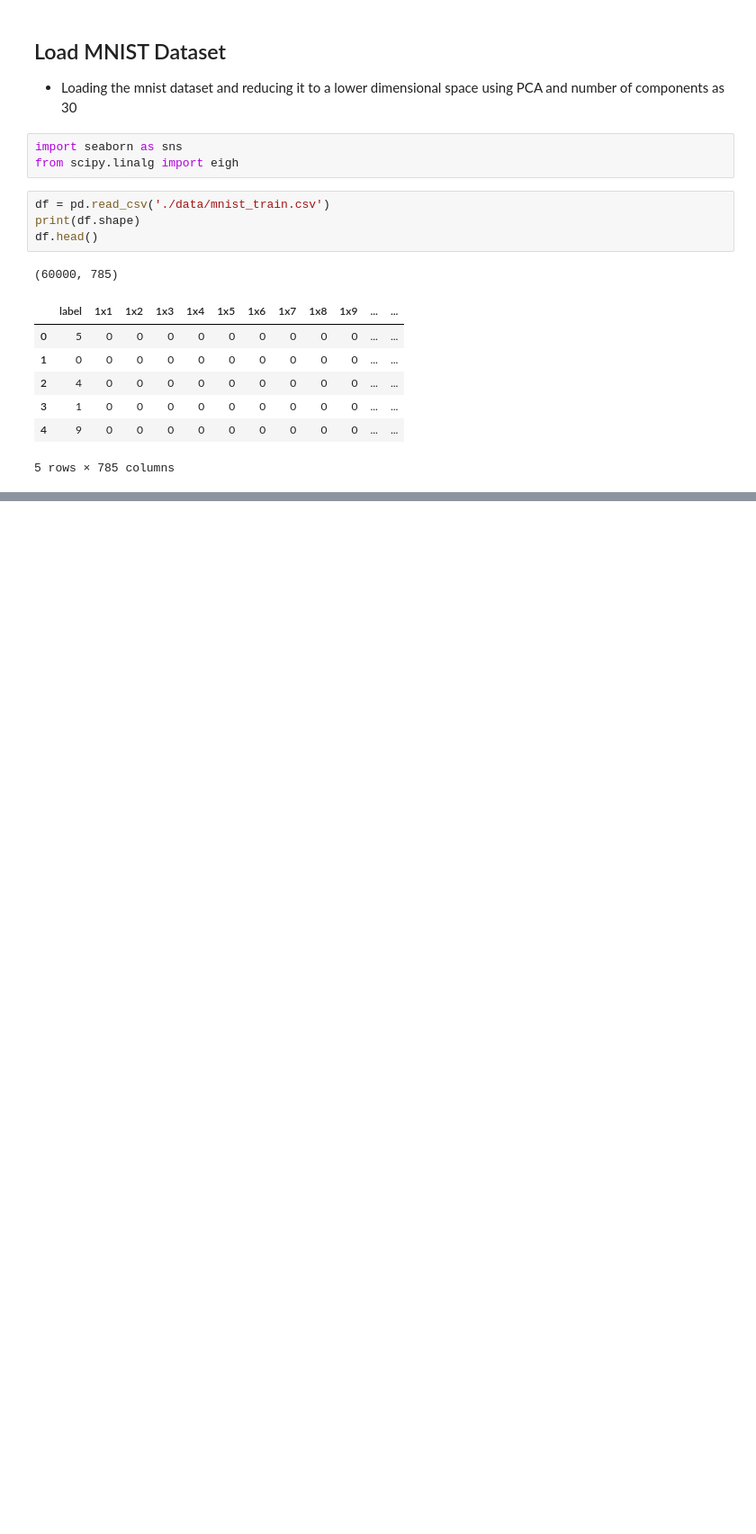
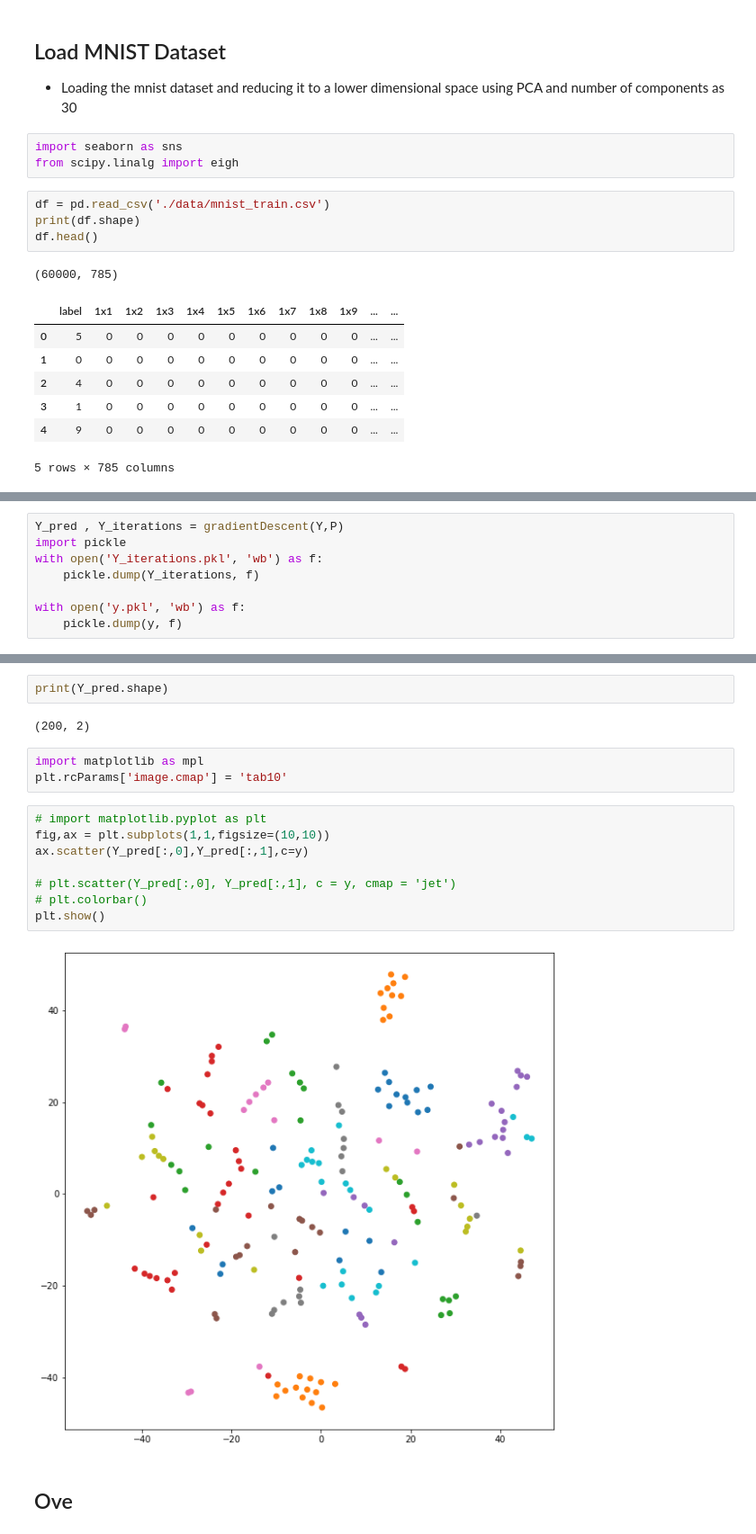
Before and after one commit to KarmanjyotSingh/tsne, a Jupyter notebook: tsne.ipynb, the cells around one changed output, grey strips where cells are left out. Shown: that part at 90% size. Drawn from its saved outputs; the diff is of its cells as text; blank space fills up the shorter version.

```diff
--- a/tsne.ipynb
+++ b/tsne.ipynb
@@ -322,0 +347,8 @@ plotPCA(data, 'PCA')
+# %%
+Y_pred , Y_iterations = gradientDescent(Y,P)
+import pickle
+with open('Y_iterations.pkl', 'wb') as f:
+    pickle.dump(Y_iterations, f)
+
+with open('y.pkl', 'wb') as f:
+    pickle.dump(y, f)
@@ -322,0 +373,19 @@ plotPCA(data, 'PCA')
+# %%
+print(Y_pred.shape)
+# %% [output]
+(200, 2)
+# %%
+import matplotlib as mpl
+plt.rcParams['image.cmap'] = 'tab10'
+# %%
+# import matplotlib.pyplot as plt
+fig,ax = plt.subplots(1,1,figsize=(10,10))
+ax.scatter(Y_pred[:,0],Y_pred[:,1],c=y)
+
+# plt.scatter(Y_pred[:,0], Y_pred[:,1], c = y, cmap = 'jet')
+# plt.colorbar()
+plt.show()
+# %% [output]
+[figure, added]
+# %% [markdown]
+## Ove
```
Also changed, not shown: parts of 15 cells of this notebook, 1 other file.
